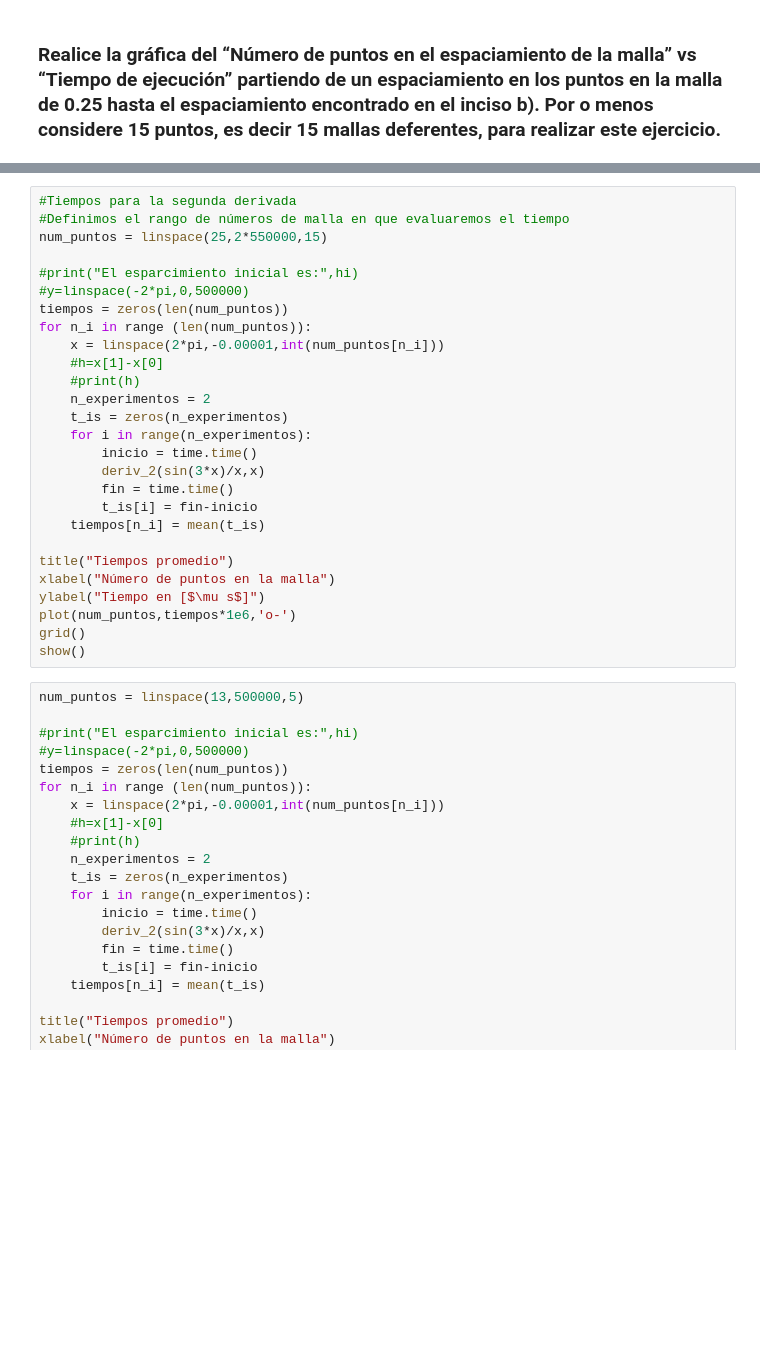
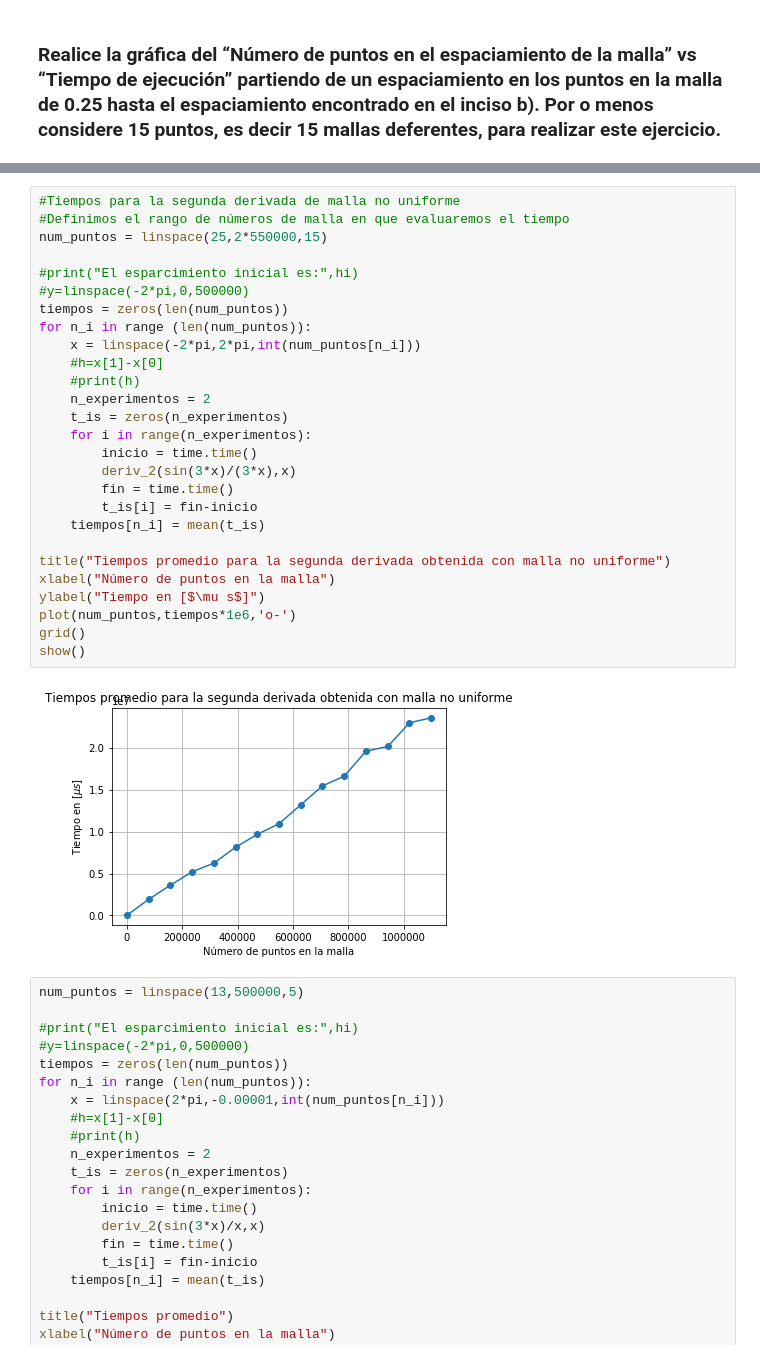
Before and after one commit to marthaaquino/Fisica-computacional, a Jupyter notebook: Tarea1.ipynb, the cells around one changed output, grey strips where cells are left out. Drawn from its saved outputs; the diff is of its cells as text; blank space fills up the shorter version.

```diff
--- a/Tarea1.ipynb
+++ b/Tarea1.ipynb
@@ -712,30 +742,32 @@ El espacio entre los puntos es: 1.1423973285573652e-05
 # %%
-#Tiempos para la segunda derivada
+#Tiempos para la segunda derivada de malla no uniforme
 #Definimos el rango de números de malla en que evaluaremos el tiempo
 num_puntos = linspace(25,2*550000,15)
 
 #print("El esparcimiento inicial es:",hi)
 #y=linspace(-2*pi,0,500000)
 tiempos = zeros(len(num_puntos))
 for n_i in range (len(num_puntos)):
-    x = linspace(2*pi,-0.00001,int(num_puntos[n_i]))
+    x = linspace(-2*pi,2*pi,int(num_puntos[n_i]))
     #h=x[1]-x[0]
     #print(h)
     n_experimentos = 2
     t_is = zeros(n_experimentos)
     for i in range(n_experimentos):
         inicio = time.time()
-        deriv_2(sin(3*x)/x,x)
+        deriv_2(sin(3*x)/(3*x),x)
         fin = time.time()
         t_is[i] = fin-inicio
     tiempos[n_i] = mean(t_is)
 
-title("Tiempos promedio")
+title("Tiempos promedio para la segunda derivada obtenida con malla no uniforme")
 xlabel("Número de puntos en la malla")
 ylabel("Tiempo en [$\mu s$]")
 plot(num_puntos,tiempos*1e6,'o-')
 grid()
 show()
+# %% [output]
+[figure, added]
 # %%
 num_puntos = linspace(13,500000,5)
 
```
Also changed, not shown: parts of 14 cells of this notebook.
